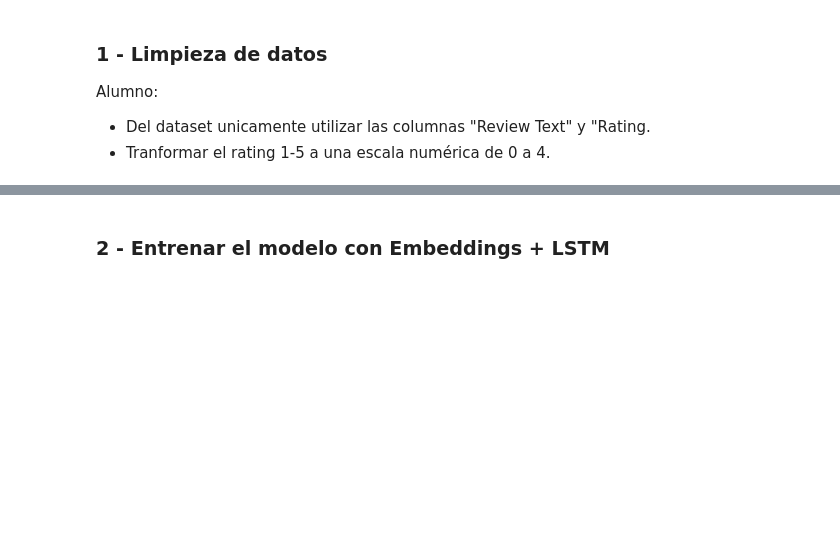
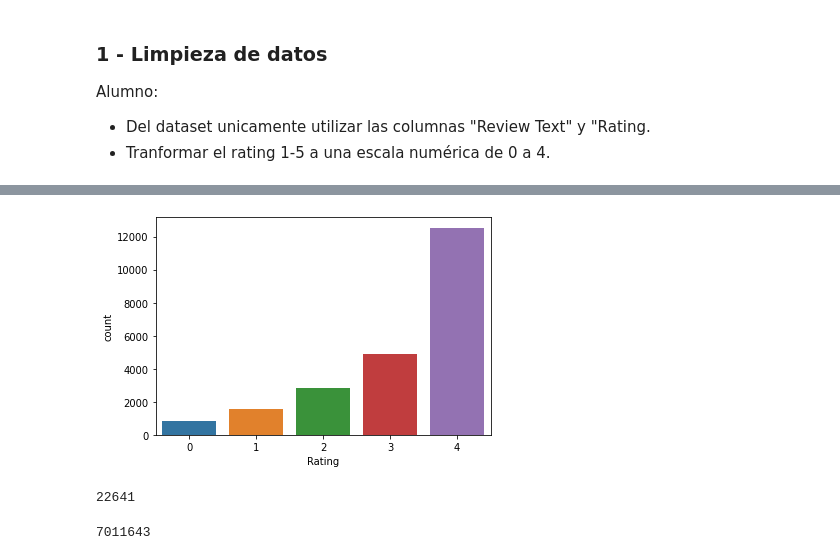
Before and after one commit to franz6ko/natural-lenguage-processing, a Jupyter notebook: challenge_5_clothing_ecommerce_reviews.ipynb, the cells around one changed output, grey strips where cells are left out. Drawn from its saved outputs; the diff is of its cells as text; code cells hidden in the pictures; blank space fills up the shorter version.

```diff
--- a/challenge_5_clothing_ecommerce_reviews.ipynb
+++ b/challenge_5_clothing_ecommerce_reviews.ipynb
@@ -109,2 +77,7 @@ from sklearn.model_selection import train_test_split
-# %% [markdown]
-### 2 - Entrenar el modelo con Embeddings + LSTM
+# %%
+# Alumno: Observar como está distribuido el dataset respecto a la columna Rating
+# es decir, observar que tan balanceado se encuentra respecot a cada clase
+sns.countplot(x='Rating', data=df_reviews)
+plt.show()
+# %% [output]
+[figure, added]
@@ -110,0 +87,5 @@ from sklearn.model_selection import train_test_split
+# %%
+# Alumno: Cuantas reviews (rows) hay para evaluar?
+len(text_sequences)
+# %% [output]
+22641
@@ -110,0 +95,5 @@ from sklearn.model_selection import train_test_split
+# %%
+# Alumno: ¿Cuál es la longitud de ese corpus?
+len(corpus)
+# %% [output]
+7011643
```
Also changed, not shown: parts of 44 cells of this notebook.
